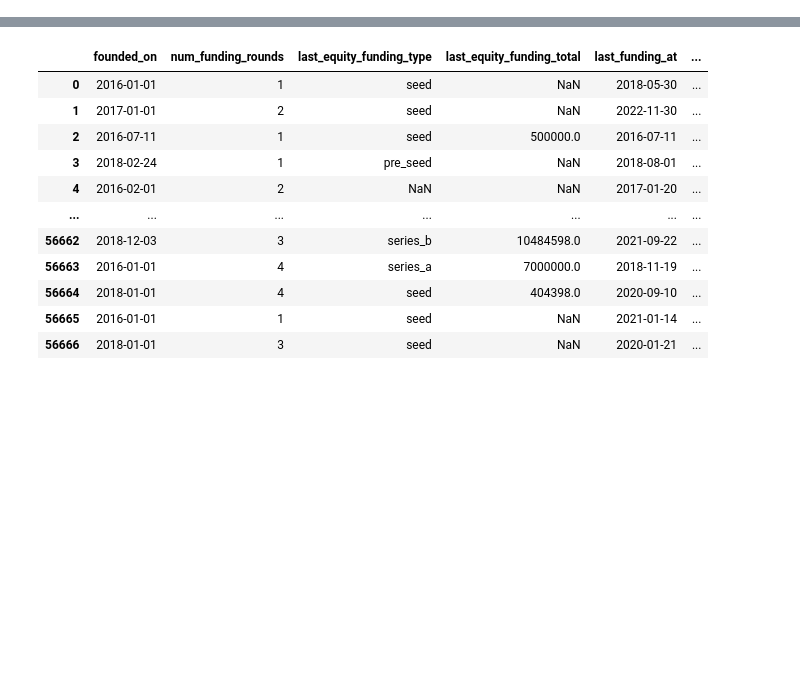
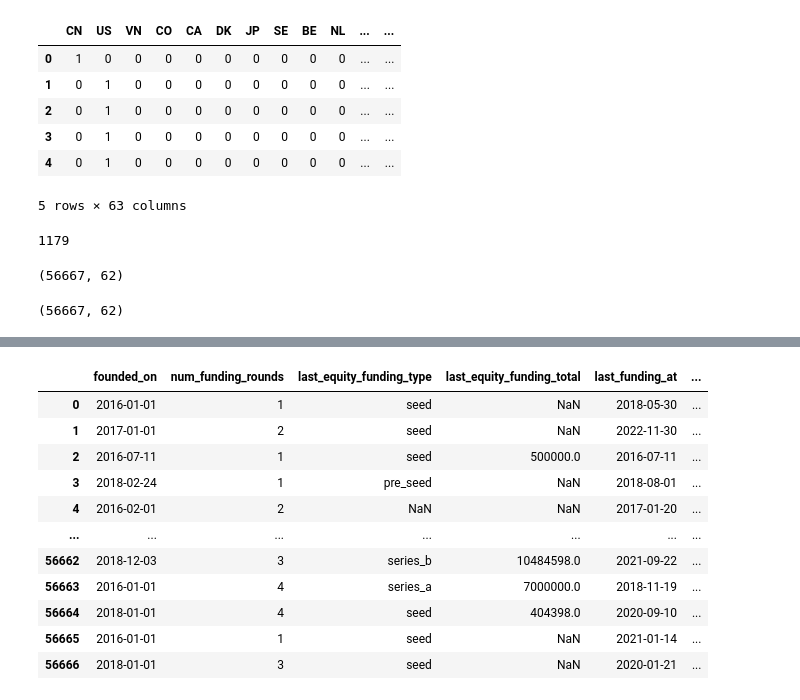
Before and after one commit to annabeldg/startup_project, a Jupyter notebook: test_data.ipynb, the cells around one changed output, grey strips where cells are left out. Cells and saved outputs as stored; diff of their text form; code cells hidden in the pictures; blank space fills up the shorter version.

```diff
--- a/test_data.ipynb
+++ b/test_data.ipynb
@@ -7,0 +91,11 @@ from preprocessing.encode import one_hot_encode
+# %%
+countries = one_hot_encode_headquarters_Country(data_2, 'headquartersCountry')
+countries.head()
+# %% [output]
+|  | CN | US | VN | CO | CA | DK | JP | SE | BE | NL | ... | ... |
+| 0 | 1 | 0 | 0 | 0 | 0 | 0 | 0 | 0 | 0 | 0 | ... | ... |
+| 1 | 0 | 1 | 0 | 0 | 0 | 0 | 0 | 0 | 0 | 0 | ... | ... |
+| 2 | 0 | 1 | 0 | 0 | 0 | 0 | 0 | 0 | 0 | 0 | ... | ... |
+| 3 | 0 | 1 | 0 | 0 | 0 | 0 | 0 | 0 | 0 | 0 | ... | ... |
+| 4 | 0 | 1 | 0 | 0 | 0 | 0 | 0 | 0 | 0 | 0 | ... | ... |
+5 rows × 63 columns
@@ -7,0 +104,12 @@ from preprocessing.encode import one_hot_encode
+# %%
+countries['OTHERS'].sum()
+# %% [output]
+1179
+# %%
+countries.shape
+# %% [output]
+(56667, 62)
+# %%
+data_2.shape
+# %% [output]
+(56667, 62)
```
Also changed, not shown: parts of 20 cells of this notebook, 4 other files.
